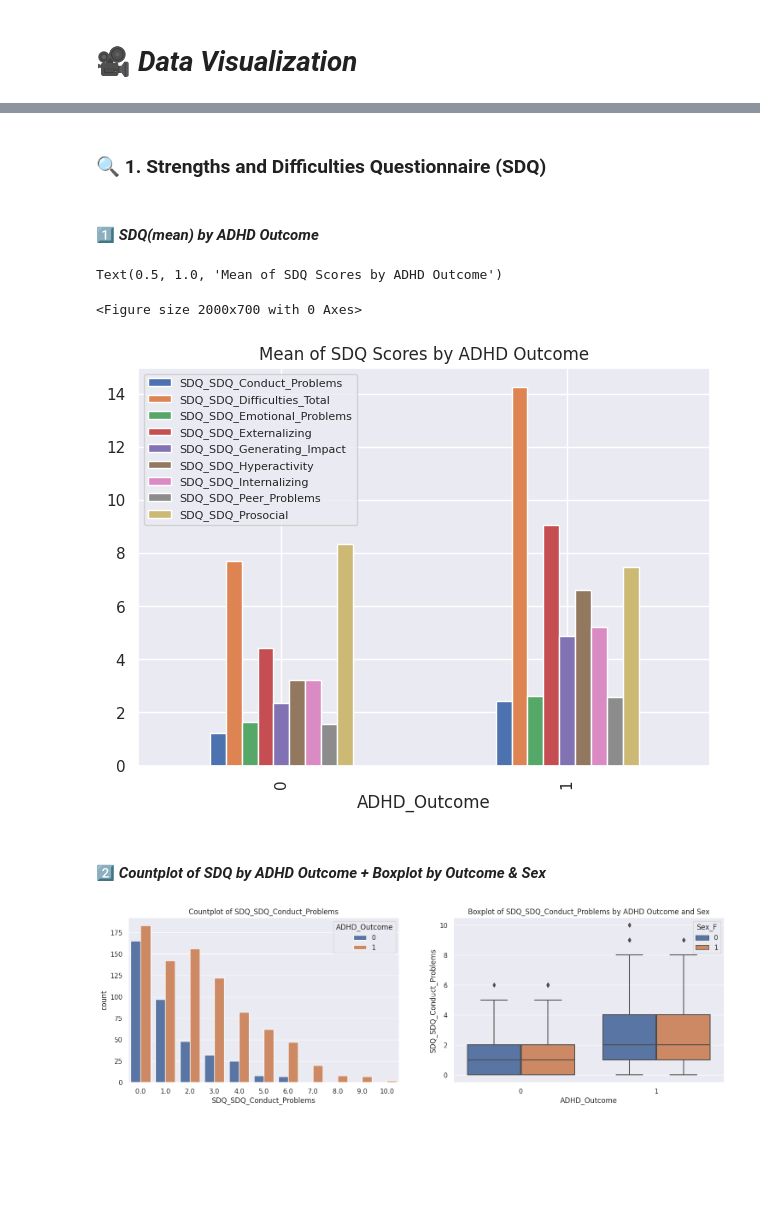
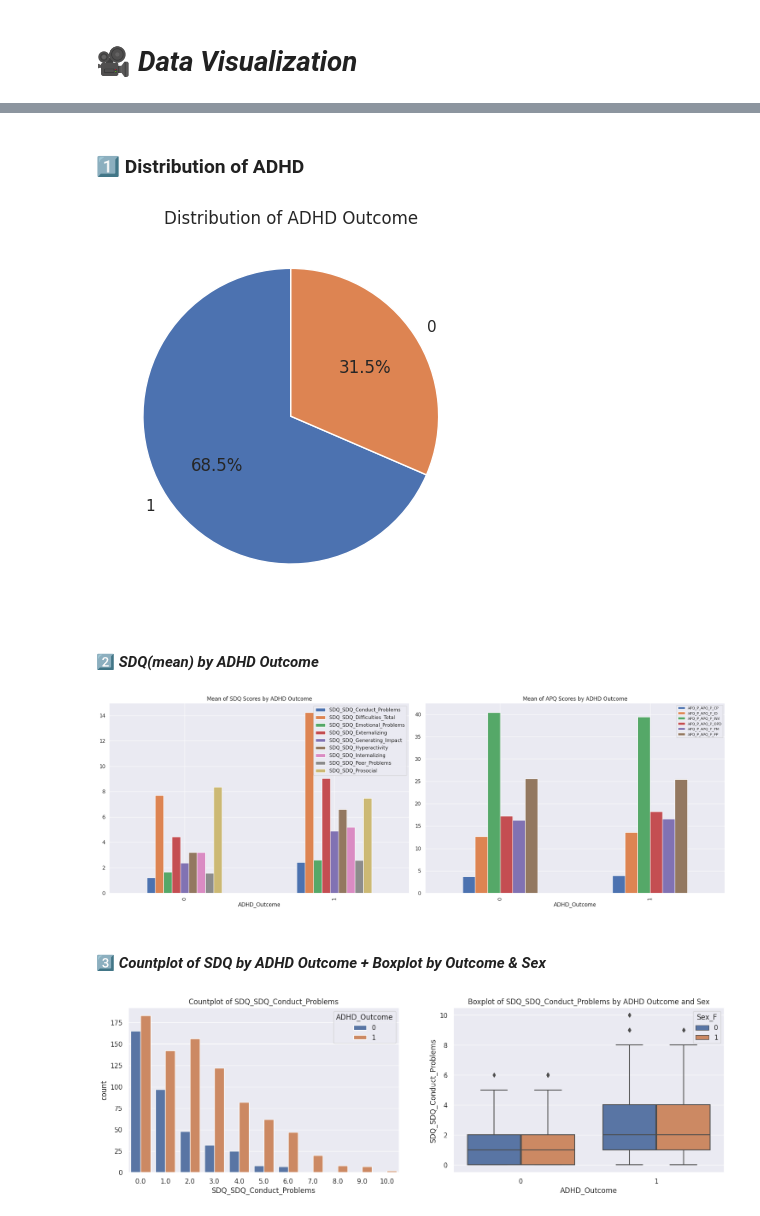
Before and after one commit to yigaai/Psycho_Neuro_ML_Project, a Jupyter notebook: understand-adhd.ipynb, the cells around one changed output, grey strips where cells are left out. Drawn from its saved outputs; the diff is of its cells as text; code cells hidden in the pictures; blank space fills up the shorter version.

Commit message:
Kaggle Notebook | Understand_ADHD(draft) | Understand_ADHD(drafttttttt)

```diff
--- a/understand-adhd.ipynb
+++ b/understand-adhd.ipynb
@@ -384,8 +386,5 @@ msno.heatmap(df)
 6.
 # %% [markdown]
 1. Since the missing values in P2_Occ and P2_Edu have a high correlation, which is 0.8, and the percentage of missing values is similar --> may indicate a single-family. --> create a new column first :
-# %%
-df['P2_Partial_Missing'] = (df[['Barratt_Barratt_P2_Occ', 'Barratt_Barratt_P2_Edu']].isna().
-                            sum(axis=1)==1).astype(int)
 # %% [markdown]
 2. For the Partial Missing in P2, deal with the missing values utilizing correlation and predictive modeling.
@@ -456,3 +439,8 @@ df['MRI_Track_Scan_Location'].fillna(loca_mode, inplace=True)
+# %%
+df['PreInt_Demos_Fam_Child_Ethnicity'].fillna(df['PreInt_Demos_Fam_Child_Ethnicity'].mode()[0],
+                                             inplace=True)
+df['PreInt_Demos_Fam_Child_Race'].fillna(df['PreInt_Demos_Fam_Child_Race'].mode()[0],
+                                             inplace=True)
 # %%
 df.isnull().sum()
 # %% [output]
@@ -541,23 +501,42 @@ fig.show()
-# %% [markdown]
-### 🔍 **1. Strengths and Difficulties Questionnaire (SDQ)**
+# %% [markdown]
+### **1️⃣ Distribution of ADHD**
+# %%
+df['ADHD_Outcome'].value_counts().plot(kind='pie',
+                                       autopct='%1.1f%%',
+                                       startangle=90)
+
+plt.ylabel('')
+plt.title('Distribution of ADHD Outcome')
+plt.show()
+# %% [output]
+[figure, added]
 # %% [markdown]
- ####  1️⃣ ***SDQ(mean) by ADHD Outcome***
+ ####  2️⃣ ***SDQ(mean) by ADHD Outcome***
 # %%
 SDQ_cols = [col for col in df.columns if col.startswith('SDQ')]
+APQ_cols = [col for col in df.columns if col.startswith('APQ')]
 
-plt.figure(figsize=(20,7))
 
-df.groupby('ADHD_Outcome')[SDQ_cols].mean().plot(kind='bar')
+fig, (ax1, ax2) = plt.subplots(1,2,
+                              figsize=(20,7))
+
+df.groupby('ADHD_Outcome')[SDQ_cols].mean().plot(kind='bar',
+                                                 ax =ax1,
+                                                 title='Mean of SDQ Scores by ADHD Outcome')
+
+
+df.groupby('ADHD_Outcome')[APQ_cols].mean().plot(kind='bar',
+                                                 ax =ax2,
+                                                 title='Mean of APQ Scores by ADHD Outcome')
+
 
 plt.tight_layout()
 plt.legend(fontsize=8)
-plt.title('Mean of SDQ Scores by ADHD Outcome')
+plt.show()
 # %% [output]
-Text(0.5, 1.0, 'Mean of SDQ Scores by ADHD Outcome')
-<Figure size 2000x700 with 0 Axes>
-[figure, old version]
+[figure, new version]
 # %% [markdown]
- ####  2️⃣ ***Countplot of SDQ by ADHD Outcome + Boxplot by Outcome & Sex***
+ ####  3️⃣ ***Countplot of SDQ by ADHD Outcome + Boxplot by Outcome & Sex***
 # %%
 SDQ_cols = [col for col in df.columns if col.startswith('SDQ')]
 target_vars = ['ADHD_Outcome', 'Sex_F']
```
Also changed, not shown: parts of 8 cells of this notebook.
